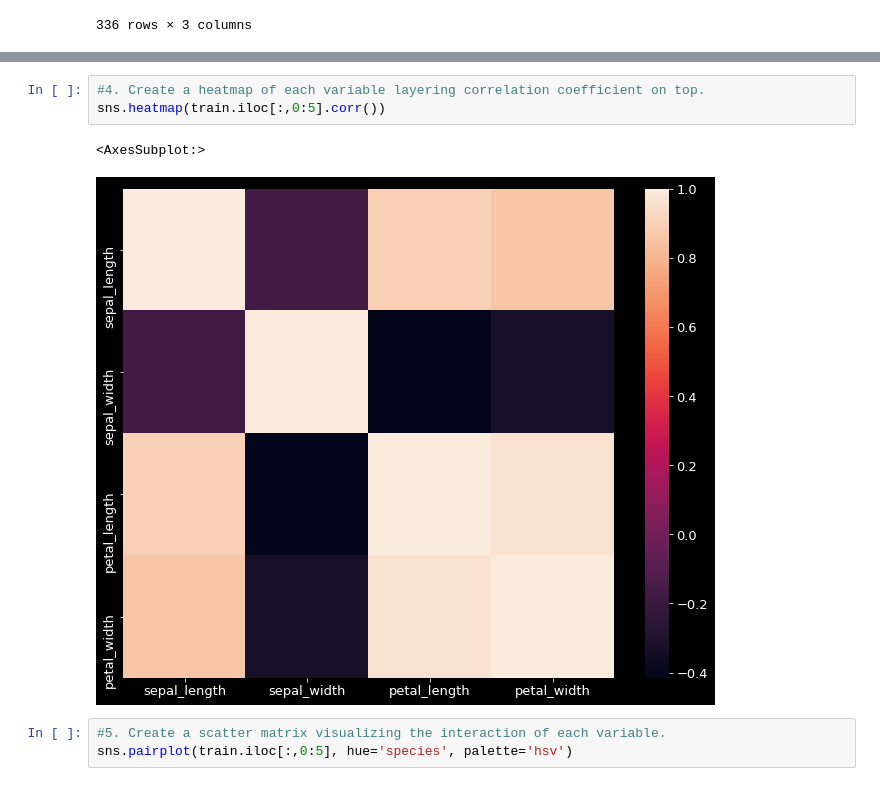
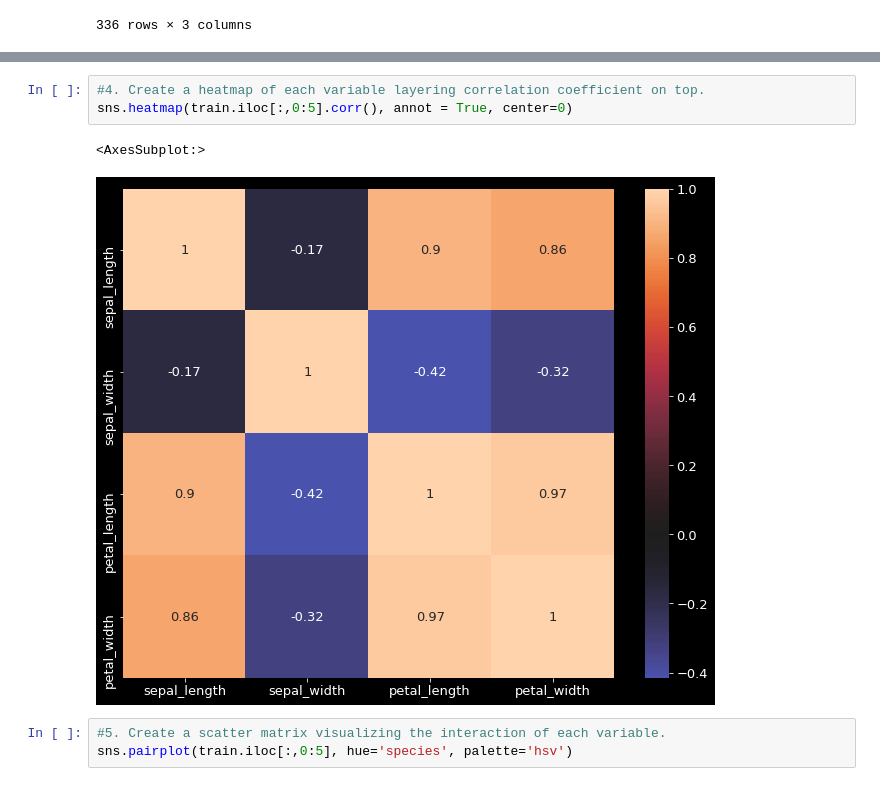
Before and after one commit to Ken-Alviola/classification-exercises, a Jupyter notebook: classification_exercises.ipynb, the cells around one changed output, grey strips where cells are left out. Cells and saved outputs as stored; diff of their text form.

```diff
--- a/classification_exercises.ipynb
+++ b/classification_exercises.ipynb
@@ -579,9 +575,9 @@ Text(0.5, 1.0, 'petal_length x petal_width')
 # %%
 #4. Create a heatmap of each variable layering correlation coefficient on top.
-sns.heatmap(train.iloc[:,0:5].corr())
+sns.heatmap(train.iloc[:,0:5].corr(), annot = True, center=0)
 # %% [output]
 <AxesSubplot:>
-[figure, old version]
+[figure, new version]
 # %%
 #5. Create a scatter matrix visualizing the interaction of each variable.
 sns.pairplot(train.iloc[:,0:5], hue='species', palette='hsv')
```
Also changed, not shown: parts of 6 cells of this notebook, 1 other file.
